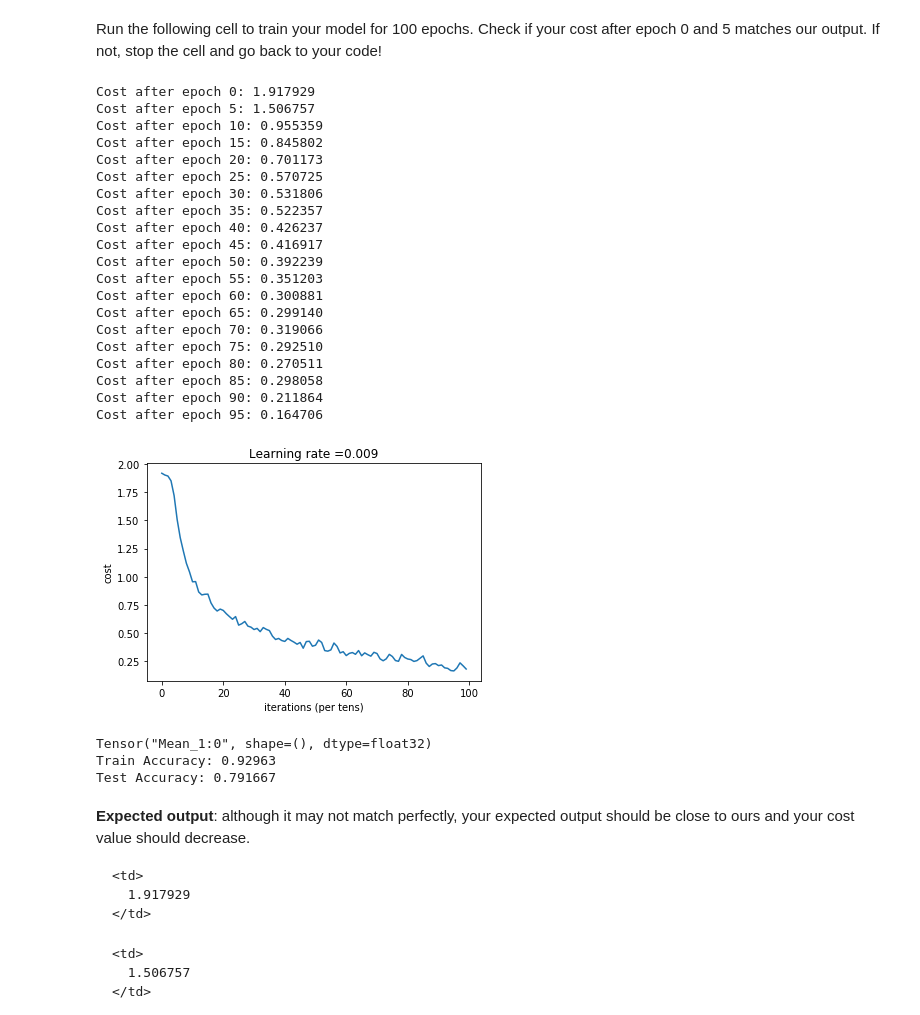
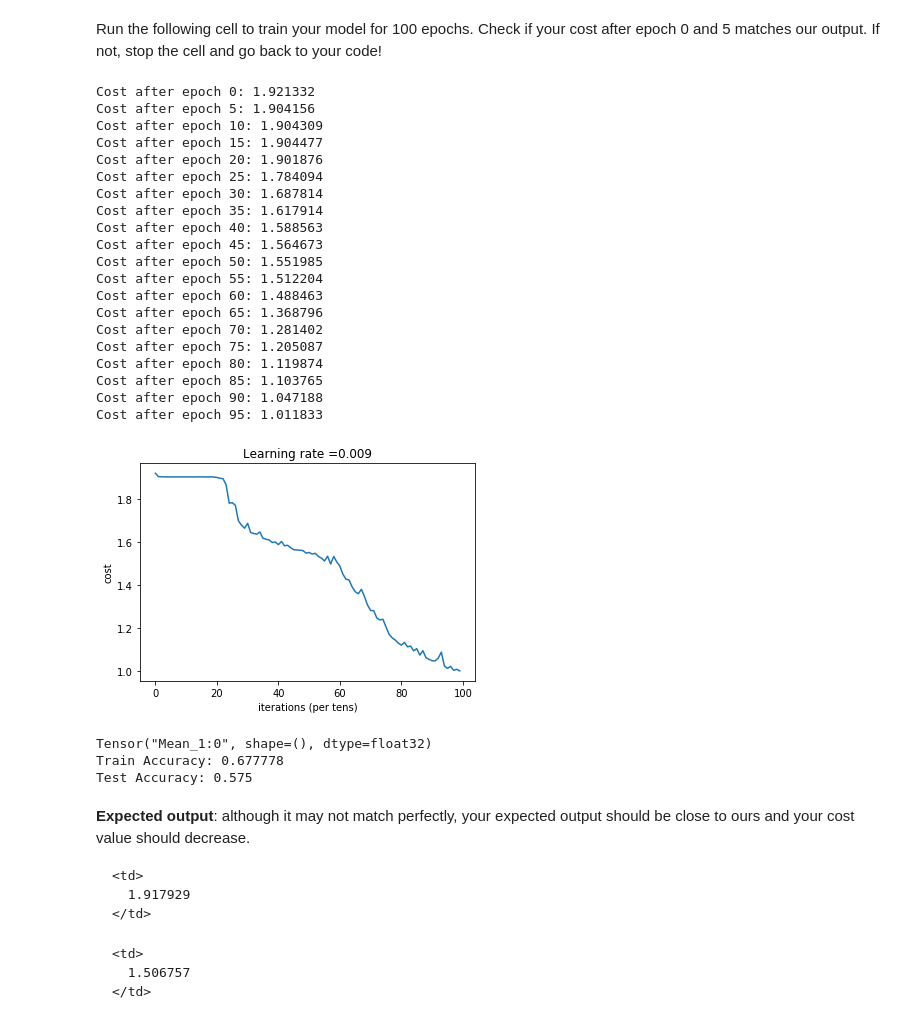
Before and after one commit to chenkedi/machine-learning, a Jupyter notebook: learn/cousera/course4/week1/convolutional-model/Convolution+model+-+Application+-+v1.ipynb, the cells around one changed output. Cells and saved outputs as stored; diff of their text form; code cells hidden in the pictures.

```diff
--- a/learn/cousera/course4/week1/convolutional-model/Convolution+model+-+Application+-+v1.ipynb
+++ b/learn/cousera/course4/week1/convolutional-model/Convolution+model+-+Application+-+v1.ipynb
@@ -496,32 +492,32 @@ def model(X_train, Y_train, X_test, Y_test, learning_rate = 0.009,
 # %% [markdown]
 Run the following cell to train your model for 100 epochs. Check if your cost after epoch 0 and 5 matches our output. If not, stop the cell and go back to your code!
 # %%
-_, _, parameters = model(X_train, Y_train, X_test, Y_test)
+_, _, parameters = model(X_train, Y_train, X_test, Y_test, num_epochs=100, learnig_rate=0.05)
 # %% [output]
-Cost after epoch 0: 1.917929
-Cost after epoch 5: 1.506757
-Cost after epoch 10: 0.955359
-Cost after epoch 15: 0.845802
-Cost after epoch 20: 0.701173
-Cost after epoch 25: 0.570725
-Cost after epoch 30: 0.531806
-Cost after epoch 35: 0.522357
-Cost after epoch 40: 0.426237
-Cost after epoch 45: 0.416917
-Cost after epoch 50: 0.392239
-Cost after epoch 55: 0.351203
-Cost after epoch 60: 0.300881
-Cost after epoch 65: 0.299140
-Cost after epoch 70: 0.319066
-Cost after epoch 75: 0.292510
-Cost after epoch 80: 0.270511
-Cost after epoch 85: 0.298058
-Cost after epoch 90: 0.211864
-Cost after epoch 95: 0.164706
+Cost after epoch 0: 1.921332
+Cost after epoch 5: 1.904156
+Cost after epoch 10: 1.904309
+Cost after epoch 15: 1.904477
+Cost after epoch 20: 1.901876
+Cost after epoch 25: 1.784094
+Cost after epoch 30: 1.687814
+Cost after epoch 35: 1.617914
+Cost after epoch 40: 1.588563
+Cost after epoch 45: 1.564673
+Cost after epoch 50: 1.551985
+Cost after epoch 55: 1.512204
+Cost after epoch 60: 1.488463
+Cost after epoch 65: 1.368796
+Cost after epoch 70: 1.281402
+Cost after epoch 75: 1.205087
+Cost after epoch 80: 1.119874
+Cost after epoch 85: 1.103765
+Cost after epoch 90: 1.047188
+Cost after epoch 95: 1.011833
-[figure, old version]
+[figure, new version]
 Tensor("Mean_1:0", shape=(), dtype=float32)
-Train Accuracy: 0.92963
-Test Accuracy: 0.791667
+Train Accuracy: 0.677778
+Test Accuracy: 0.575
 # %% [markdown]
 **Expected output**: although it may not match perfectly, your expected output should be close to ours and your cost value should decrease.
 
```
Also changed, not shown: parts of 5 cells of this notebook, 13 other files.
